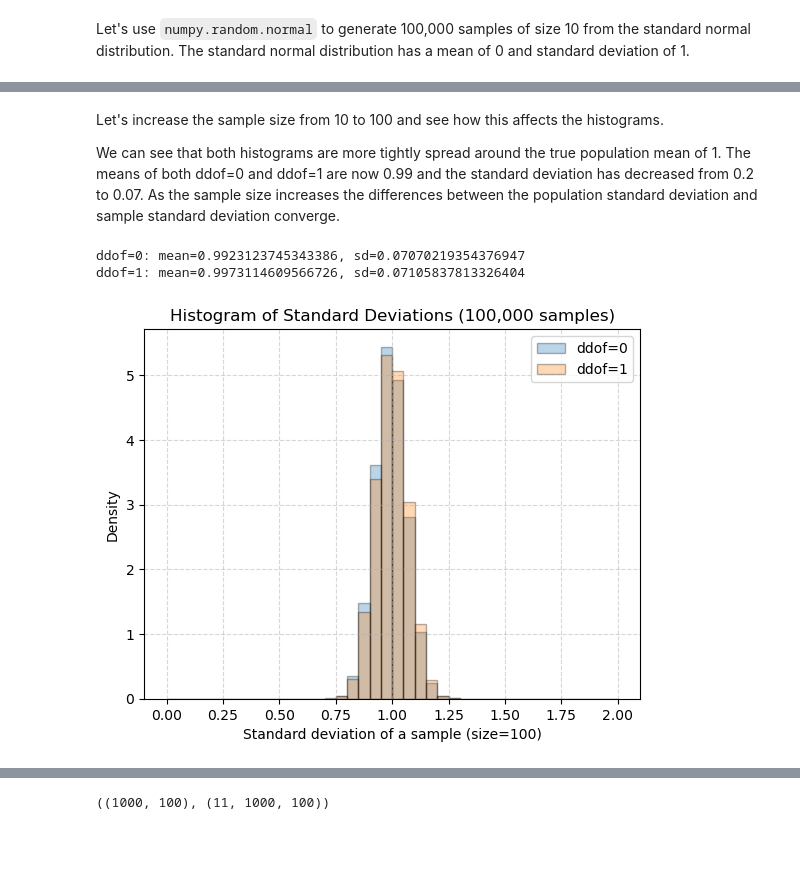
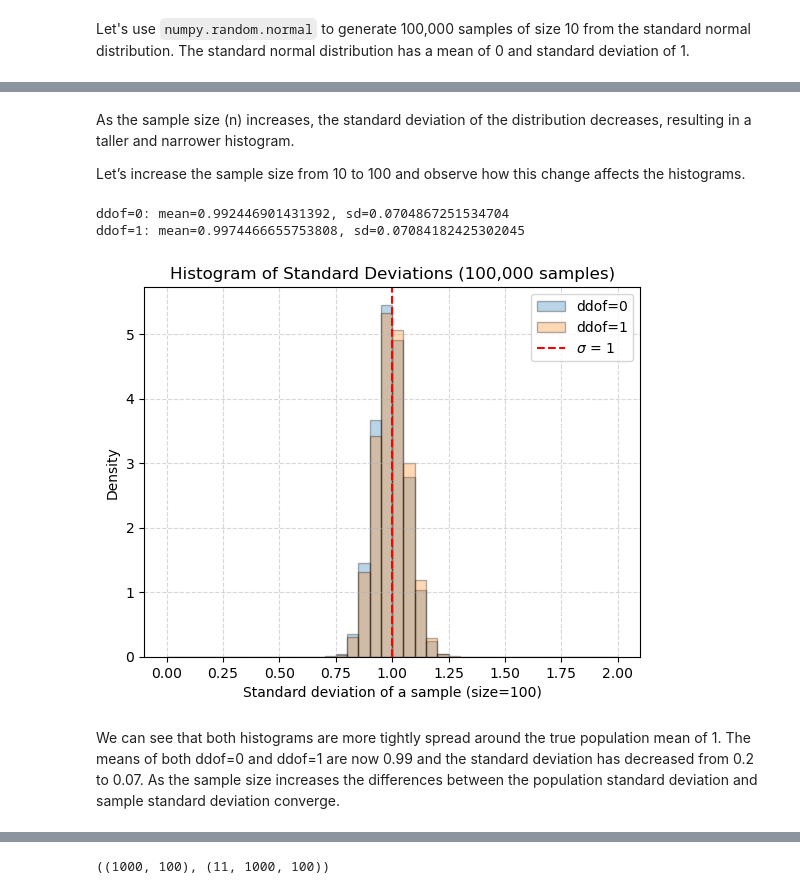
Before and after one commit to eoghanpw/applied-statistics, a Jupyter notebook: problems.ipynb, the cells around one changed output, grey strips where cells are left out. Saved outputs shown, nothing was run; the diff lists cells and outputs as text; code cells hidden in the pictures; blank space fills up the shorter version.

Commit message:
finished normal distribution

```diff
--- a/problems.ipynb
+++ b/problems.ipynb
@@ -353,39 +361,42 @@ ddof=1: mean=0.9734075216911122, sd=0.23300129881784595
 # %% [markdown]
-Let's increase the sample size from 10 to 100 and see how this affects the histograms.
+As the sample size (n) increases, the standard deviation of the distribution decreases, resulting in a taller and narrower histogram.
 
-We can see that both histograms are more tightly spread around the true population mean of 1. The means of both ddof=0 and ddof=1 are now 0.99 and the standard deviation has decreased from 0.2 to 0.07. As the sample size increases the differences between the population standard deviation and sample standard deviation converge.
+Let’s increase the sample size from 10 to 100 and observe how this change affects the histograms.
 # %%
 # Increase the sample size.
 size_2 = 100
 mu = 0
 sigma = 1
 
 data_2 = np.random.normal(loc=mu, scale=sigma, size=(samples, size_2))
 
 # Calculate the population standard deviation (ddof=0).
 population_std_2 = np.std(data_2, axis=1, ddof=0)
 print(f'ddof=0: mean={np.mean(population_std_2)}, sd={np.std(population_std_2)}')
 
 # Calculate the sample standard deviation (ddof=1).
 sample_std_2 = np.std(data_2, axis=1, ddof=1)
 print(f'ddof=1: mean={np.mean(sample_std_2)}, sd={np.std(sample_std_2)}')
 
 # Plot the histograms.
 fig, ax = plt.subplots()
 
 ax.hist(population_std_2, color='tab:blue',edgecolor='black', alpha=0.3, density=True, bins=np.linspace(0.0, 2.0, 41), label='ddof=0')
 ax.hist(sample_std_2, color='tab:orange',edgecolor='black', alpha=0.3, density=True, bins=np.linspace(0.0, 2.0, 41), label='ddof=1')
-
+ax.axvline(x=sigma, color='r', linestyle='--', label=f'$\sigma$ = {sigma}')
 ax.set_title(f'Histogram of Standard Deviations ({samples:,} samples)')
 ax.set_xlabel(f'Standard deviation of a sample (size={size_2})')
 ax.set_ylabel('Density')
+
 ax.legend()
 ax.grid(linestyle='--', alpha=0.5)
 
 plt.show()
 # %% [output]
-ddof=0: mean=0.9923123745343386, sd=0.07070219354376947
-ddof=1: mean=0.9973114609566726, sd=0.07105837813326404
+ddof=0: mean=0.992446901431392, sd=0.0704867251534704
+ddof=1: mean=0.9974466655753808, sd=0.07084182425302045
-[figure, old version]
+[figure, new version]
+# %% [markdown]
+We can see that both histograms are more tightly spread around the true population mean of 1. The means of both ddof=0 and ddof=1 are now 0.99 and the standard deviation has decreased from 0.2 to 0.07. As the sample size increases the differences between the population standard deviation and sample standard deviation converge.
 # %% [markdown]
 ## Problem 3: t-Tests
```
Also changed, not shown: parts of 15 cells of this notebook.
